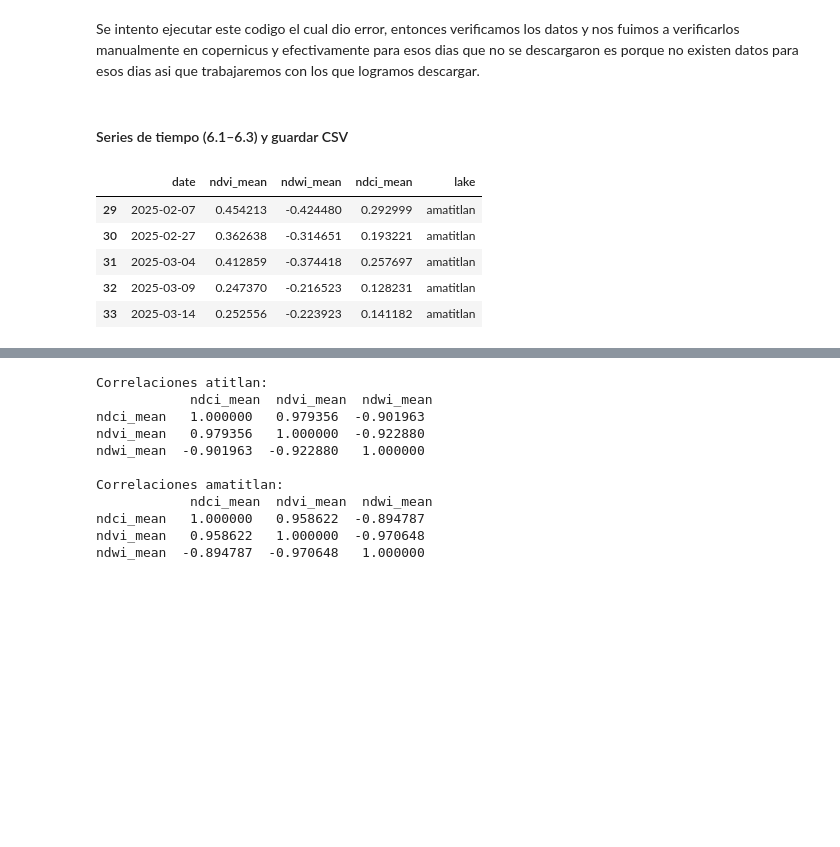
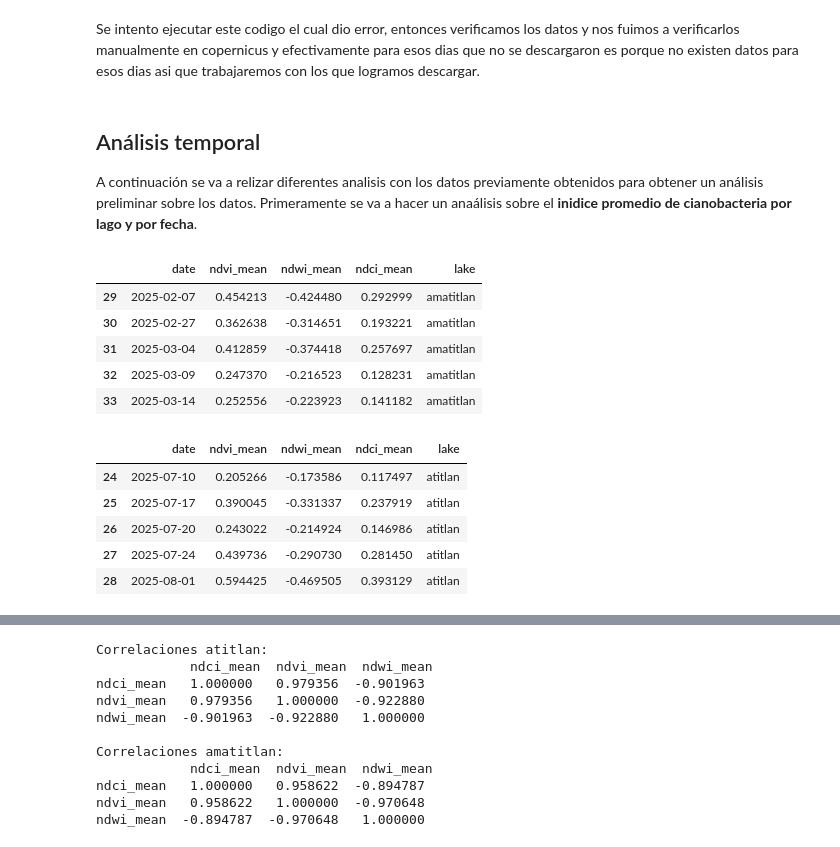
Before and after one commit to DiegoLinares11/Lab-4-Analisis-Geoespacial, a Jupyter notebook: geoespacial.ipynb, the cells around one changed output, grey strips where cells are left out. Saved outputs shown, nothing was run; the diff lists cells and outputs as text; code cells hidden in the pictures; blank space fills up the shorter version.

```diff
--- a/geoespacial.ipynb
+++ b/geoespacial.ipynb
@@ -156,19 +163,28 @@ Faltan Amatitlán: ['2025-02-10', '2025-02-25', '2025-03-02', '2025-03-07', '202
 # %% [markdown]
 Se intento ejecutar este codigo el cual dio error, entonces verificamos los datos y nos fuimos a verificarlos manualmente en copernicus y efectivamente para esos dias que no se descargaron es porque no existen datos para esos dias asi que trabajaremos con los que logramos descargar.
 # %% [markdown]
-#### Series de tiempo (6.1–6.3) y guardar CSV
+## Análisis temporal
+
+A continuación se va a relizar diferentes analisis con los datos previamente obtenidos para obtener un análisis preliminar sobre los datos. Primeramente se va a hacer un anaálisis sobre el **inidice promedio de cianobacteria por lago y por fecha**.
 # %%
 # Unir y guardar series de cada lago
 ts_atitlan["lake"] = "atitlan"
 ts_amatitlan["lake"] = "amatitlan"
 ts = pd.concat([ts_atitlan, ts_amatitlan], ignore_index=True).sort_values(["lake","date"])
 os.makedirs("out", exist_ok=True)
 ts.to_csv("out/indices_timeseries.csv", index=False)
-ts.head()
+display(ts.head())
+display(ts.tail())
 # %% [output]
 |  | date | ndvi_mean | ndwi_mean | ndci_mean | lake |
 | 29 | 2025-02-07 | 0.454213 | -0.424480 | 0.292999 | amatitlan |
 | 30 | 2025-02-27 | 0.362638 | -0.314651 | 0.193221 | amatitlan |
 | 31 | 2025-03-04 | 0.412859 | -0.374418 | 0.257697 | amatitlan |
 | 32 | 2025-03-09 | 0.247370 | -0.216523 | 0.128231 | amatitlan |
 | 33 | 2025-03-14 | 0.252556 | -0.223923 | 0.141182 | amatitlan |
+|  | date | ndvi_mean | ndwi_mean | ndci_mean | lake |
+| 24 | 2025-07-10 | 0.205266 | -0.173586 | 0.117497 | atitlan |
+| 25 | 2025-07-17 | 0.390045 | -0.331337 | 0.237919 | atitlan |
+| 26 | 2025-07-20 | 0.243022 | -0.214924 | 0.146986 | atitlan |
+| 27 | 2025-07-24 | 0.439736 | -0.290730 | 0.281450 | atitlan |
+| 28 | 2025-08-01 | 0.594425 | -0.469505 | 0.393129 | atitlan |
```
Also changed, not shown: parts of 16 cells of this notebook, 1 other file.
